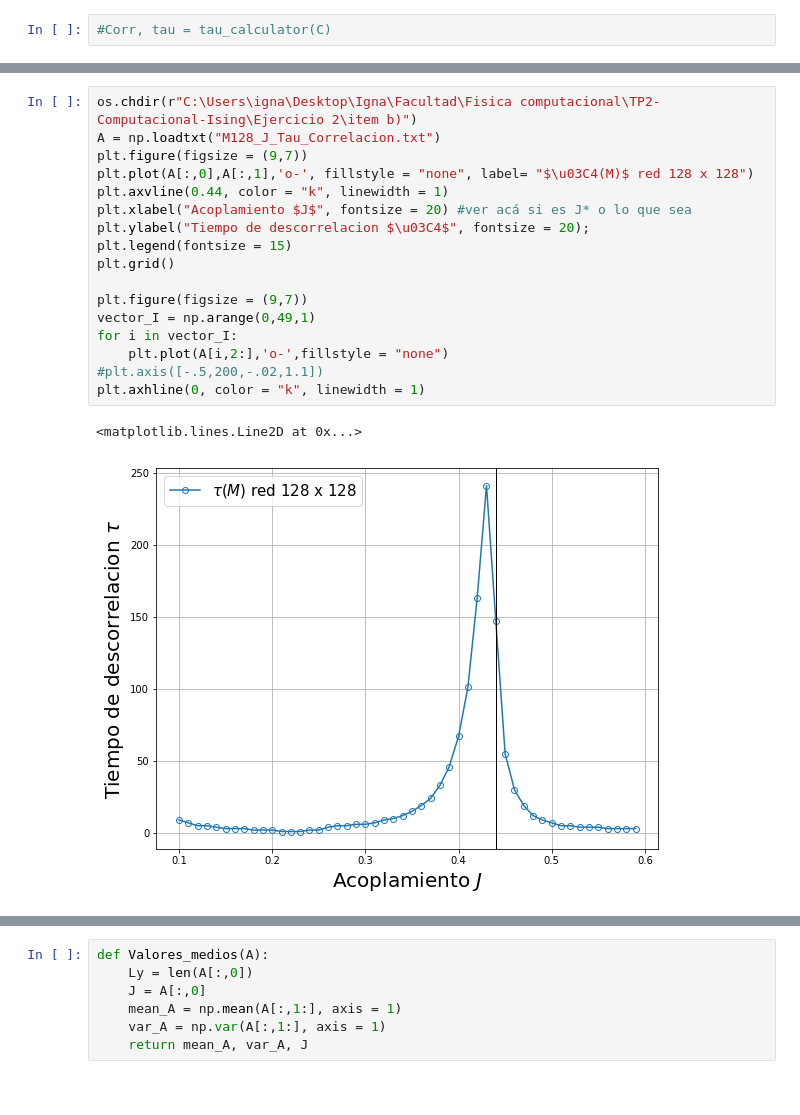
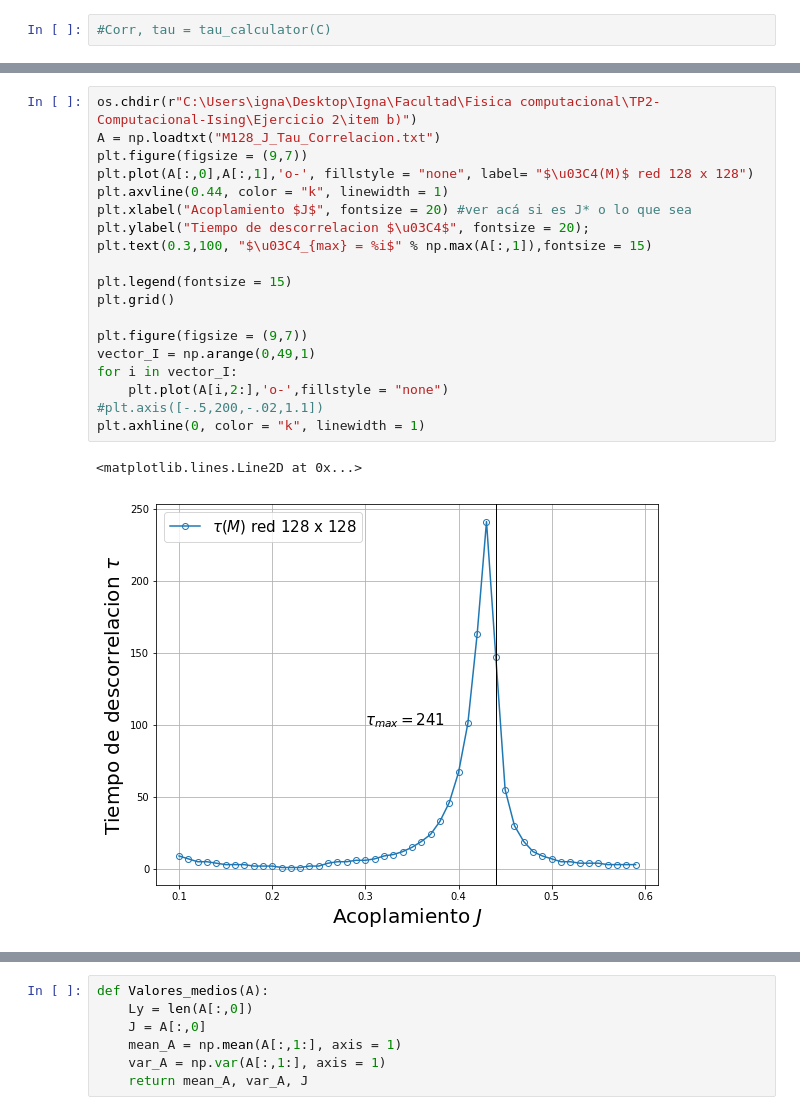
Before and after one commit to Igna11/TP2-Computacional-Ising, a Jupyter notebook: TP2 - Montecarlo - Ising 2D .ipynb, the cells around one changed output, grey strips where cells are left out. Saved outputs shown, nothing was run; the diff lists cells and outputs as text.

```diff
--- a/TP2 - Montecarlo - Ising 2D .ipynb
+++ b/TP2 - Montecarlo - Ising 2D .ipynb
@@ -655,23 +660,25 @@ plt.axhline(0, color = "k", linewidth = 1)
 # %%
 os.chdir(r"C:\Users\igna\Desktop\Igna\Facultad\Fisica computacional\TP2-Computacional-Ising\Ejercicio 2\item b)")
 A = np.loadtxt("M128_J_Tau_Correlacion.txt")
 plt.figure(figsize = (9,7))
 plt.plot(A[:,0],A[:,1],'o-', fillstyle = "none", label= "$\u03C4(M)$ red 128 x 128")
 plt.axvline(0.44, color = "k", linewidth = 1)
 plt.xlabel("Acoplamiento $J$", fontsize = 20) #ver acá si es J* o lo que sea
 plt.ylabel("Tiempo de descorrelacion $\u03C4$", fontsize = 20);
+plt.text(0.3,100, "$\u03C4_{max} = %i$" % np.max(A[:,1]),fontsize = 15)
+
 plt.legend(fontsize = 15)
 plt.grid()
 
 plt.figure(figsize = (9,7))
 vector_I = np.arange(0,49,1)
 for i in vector_I:
     plt.plot(A[i,2:],'o-',fillstyle = "none")
 #plt.axis([-.5,200,-.02,1.1])
 plt.axhline(0, color = "k", linewidth = 1)
 # %% [output]
 <matplotlib.lines.Line2D at 0x...>
-[figure, old version]
+[figure, new version]
 [figure]
 # %%
 def Valores_medios(A):
```
Also changed, not shown: parts of 3 cells of this notebook.
